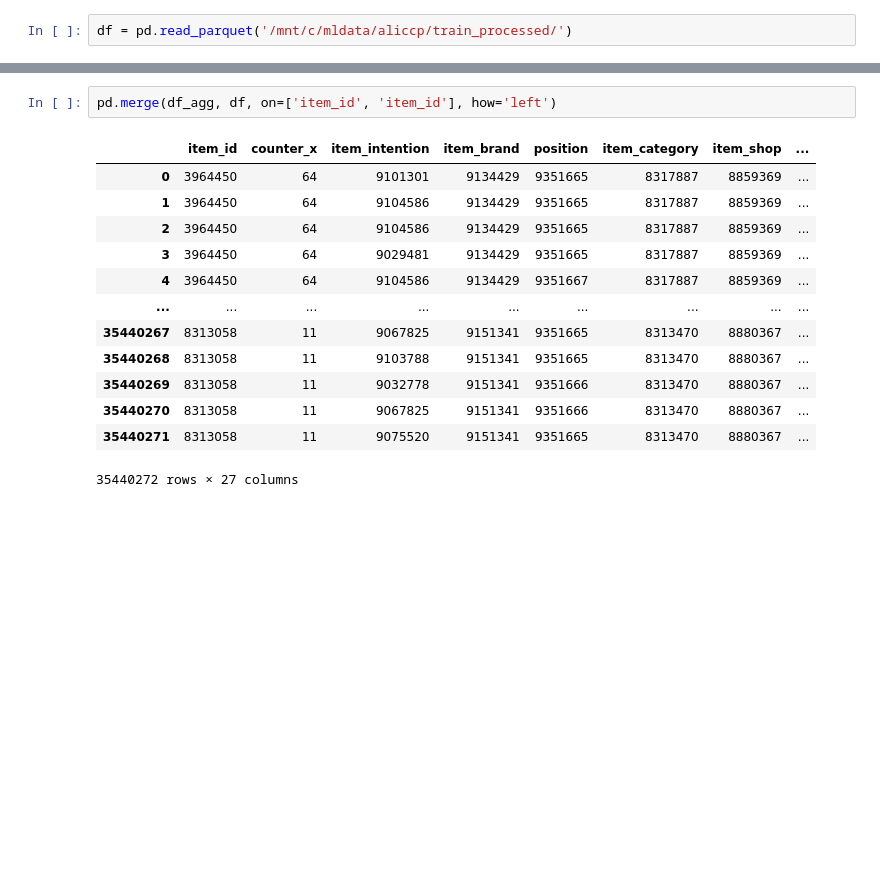
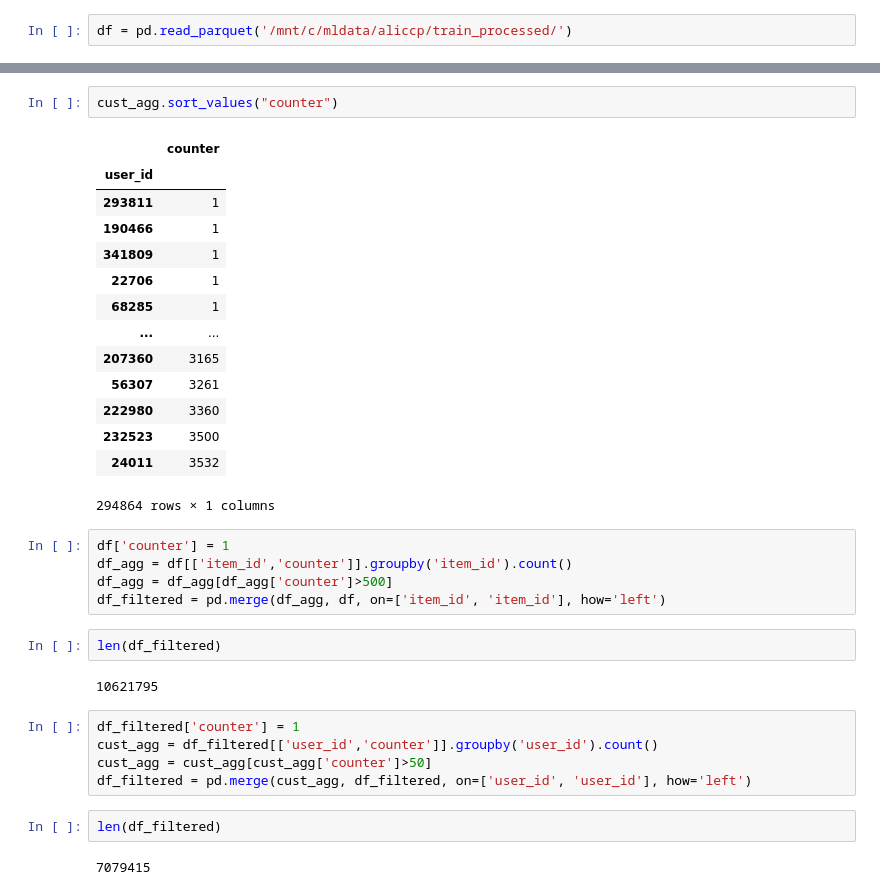
Before and after one commit to paulbruffett/multistage-recommenders, a Jupyter notebook: DataExploration.ipynb, the cells around one changed output, grey strips where cells are left out. Cells and saved outputs as stored; diff of their text form; blank space fills up the shorter version.

```diff
--- a/DataExploration.ipynb
+++ b/DataExploration.ipynb
@@ -33,18 +79,37 @@ df_agg
+# %%
+cust_agg.sort_values("counter")
+# %% [output]
+|  | counter |
+| user_id |  |
+| 293811 | 1 |
+| 190466 | 1 |
+| 341809 | 1 |
+| 22706 | 1 |
+| 68285 | 1 |
+| ... | ... |
+| 207360 | 3165 |
+| 56307 | 3261 |
+| 222980 | 3360 |
+| 232523 | 3500 |
+| 24011 | 3532 |
+294864 rows × 1 columns
 # %%
-pd.merge(df_agg, df, on=['item_id', 'item_id'], how='left')
+df['counter'] = 1
+df_agg = df[['item_id','counter']].groupby('item_id').count()
+df_agg = df_agg[df_agg['counter']>500]
+df_filtered = pd.merge(df_agg, df, on=['item_id', 'item_id'], how='left')
-# %% [output]
-|  | item_id | counter_x | item_intention | item_brand | position | item_category | item_shop | ... |
-| 0 | 3964450 | 64 | 9101301 | 9134429 | 9351665 | 8317887 | 8859369 | ... |
-| 1 | 3964450 | 64 | 9104586 | 9134429 | 9351665 | 8317887 | 8859369 | ... |
-| 2 | 3964450 | 64 | 9104586 | 9134429 | 9351665 | 8317887 | 8859369 | ... |
-| 3 | 3964450 | 64 | 9029481 | 9134429 | 9351665 | 8317887 | 8859369 | ... |
-| 4 | 3964450 | 64 | 9104586 | 9134429 | 9351667 | 8317887 | 8859369 | ... |
-| ... | ... | ... | ... | ... | ... | ... | ... | ... |
-| 35440267 | 8313058 | 11 | 9067825 | 9151341 | 9351665 | 8313470 | 8880367 | ... |
-| 35440268 | 8313058 | 11 | 9103788 | 9151341 | 9351665 | 8313470 | 8880367 | ... |
-| 35440269 | 8313058 | 11 | 9032778 | 9151341 | 9351666 | 8313470 | 8880367 | ... |
-| 35440270 | 8313058 | 11 | 9067825 | 9151341 | 9351666 | 8313470 | 8880367 | ... |
-| 35440271 | 8313058 | 11 | 9075520 | 9151341 | 9351665 | 8313470 | 8880367 | ... |
-35440272 rows × 27 columns
+# %%
+len(df_filtered)
+# %% [output]
+10621795
+# %%
+df_filtered['counter'] = 1
+cust_agg = df_filtered[['user_id','counter']].groupby('user_id').count()
+cust_agg = cust_agg[cust_agg['counter']>50]
+df_filtered = pd.merge(cust_agg, df_filtered, on=['user_id', 'user_id'], how='left')
+# %%
+len(df_filtered)
+# %% [output]
+7079415
 # %%
 
```
Also changed, not shown: parts of 11 cells of this notebook, 6 other files.
